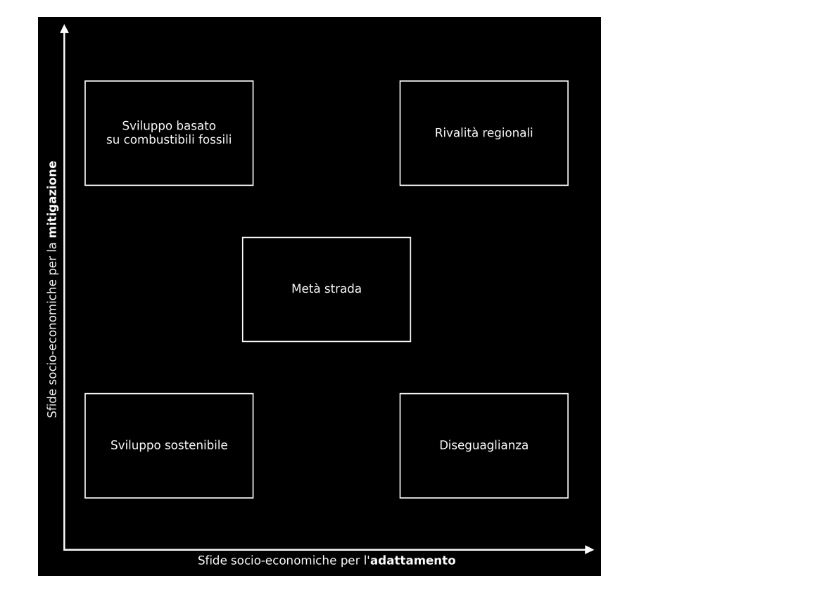
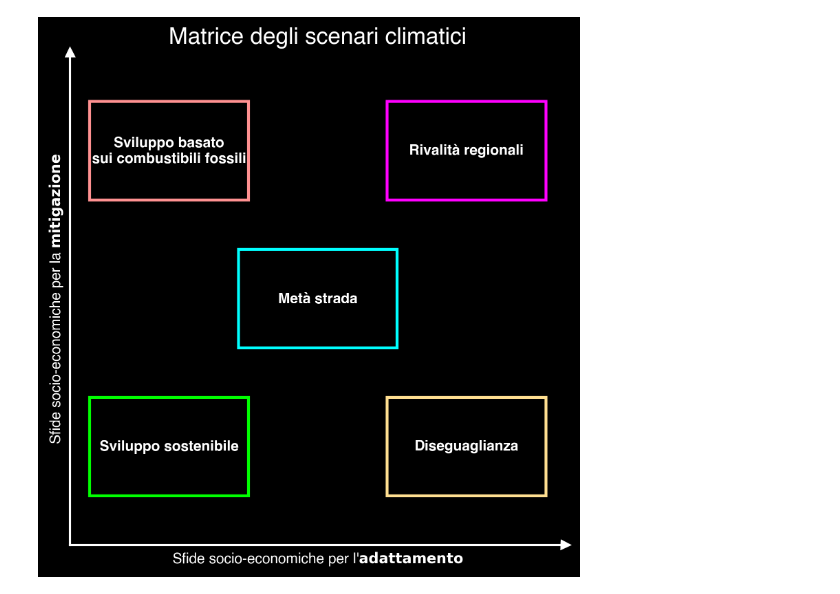
Before and after one commit to Robin-Castellani/TEDx-fogliano-2024, a Jupyter notebook: ssp_scenarios.ipynb, the cells around one changed output. Drawn from its saved outputs; the diff is of its cells as text; code cells hidden in the pictures.

Commit message:
Chore: adapt ssp_scenario to new style

```diff
--- a/ssp_scenarios.ipynb
+++ b/ssp_scenarios.ipynb
@@ -8,10 +9,11 @@ ROOT_FOLDER = Path("/home/robin/projects/TEDx/")
 images_dir = Path(ROOT_FOLDER / "output" / "images" / "ssp")
 images_dir.mkdir(parents=True, exist_ok=True)
 
-plt.style.use("dark_background")
+load_font()
+set_plot_style()
 # %%
 # Create figure and axis
-fig, ax = plt.subplots(figsize=(8, 8), dpi=300)
+fig, ax = plt.subplots(figsize=(6.2, 6.2))
 
 # Define coordinates for each SSP
 ssps = {
@@ -19,7 +21,7 @@ ssps = {
     "Metà strada": (2.5, 2.5),  # Medium challenges for both
     "Rivalità regionali": (4, 4),  # High challenges for both
     "Diseguaglianza": (4, 1),  # High adaptation, low mitigation
-    "Sviluppo basato\nsu combustibili fossili": (
+    "Sviluppo basato\nsui combustibili fossili": (
         1,
         4,
     ),  # Low adaptation, high mitigation
@@ -32,33 +34,39 @@ for ssp, (x, y) in ssps.items():
     rect_height = 1
     rect = plt.Rectangle(
         (x - rect_width / 2, y - rect_height / 2),
         rect_width,
         rect_height,
         facecolor="black",
-        edgecolor="white",
+        edgecolor=colors[ssp.replace("\n", " ")],
+        linewidth=2,
     )
     ax.add_patch(rect)
     # Add text in rectangle center
-    ax.text(x, y, ssp, horizontalalignment="center", verticalalignment="center")
+    ax.text(x, y, ssp, horizontalalignment="center", verticalalignment="center", weight="bold")
 
 # Customize axes
 ax.set_xlabel("Sfide socio-economiche per l'" + r"$\bf{adattamento}$")
 ax.set_ylabel("Sfide socio-economiche per la " + r"$\bf{mitigazione}$")
 ax.set_xlim(0, 5)
 ax.set_ylim(0, 5)
 
 # Add arrow heads and lines (only bottom and left)
 ax.plot((0, 5), (0, 0), "w-", clip_on=False)  # Bottom line
 ax.plot((5, 5), (0, 0), "w>", clip_on=False)  # Bottom arrow
 ax.plot((0, 0), (0, 5), "w-", clip_on=False)  # Left line
 ax.plot((0, 0), (5, 5), "w^", clip_on=False)  # Left arrow
 
 # Remove ticks but keep labels
 ax.set_xticks([])
 ax.set_yticks([])
 
+ax.set_title("Matrice degli scenari climatici")
+
 # Remove top and right spines
 ax.spines['top'].set_visible(False)
 ax.spines['right'].set_visible(False)
+
+plt.show()
+fig.savefig(images_dir / "ssp_scenarios.png")
 # %% [output]
-[figure, old version]
+[figure, new version]
```
Also changed, not shown: parts of 1 cell of this notebook.
